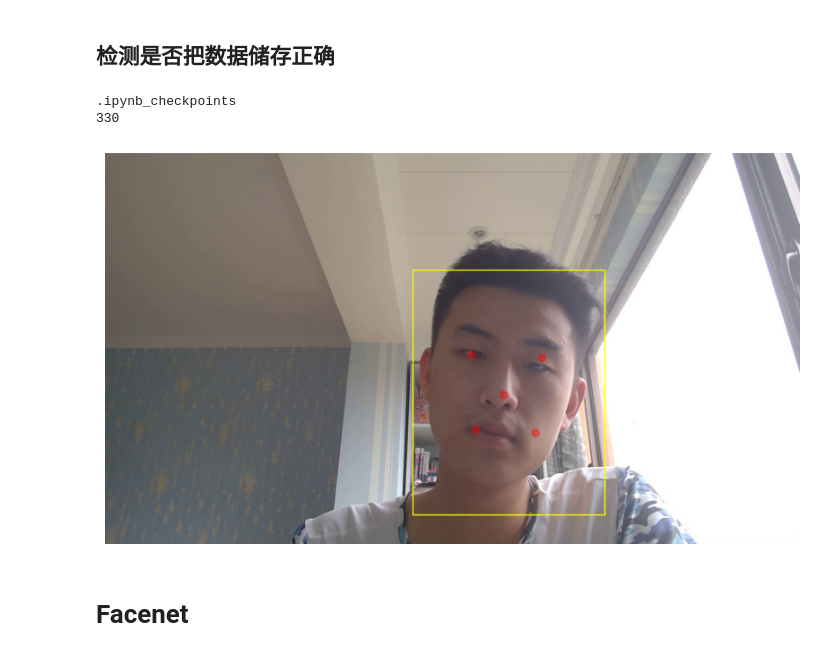
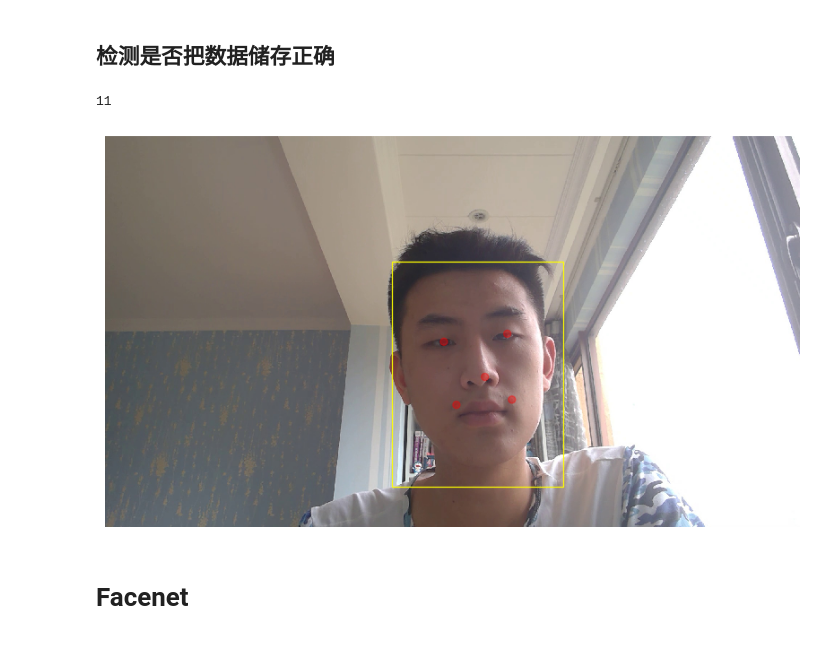
Before and after one commit to HuangruiChu/Project1, a Jupyter notebook: Project.ipynb, the cells around one changed output. Saved outputs shown, nothing was run; the diff lists cells and outputs as text; code cells hidden in the pictures.

```diff
--- a/Project.ipynb
+++ b/Project.ipynb
@@ -251,20 +254,18 @@ with open('bbox&landmarks.json','r',encoding='utf8')as fp:
 # %%
 pic_path="output/chuhr1"
 images_list = os.listdir(pic_path)
 images_list.sort()
-print(images_list.pop(0))
 print(len(images_list))
-image_name=images_list[99]
+image_name=images_list[2]
 image_path=os.path.join(pic_path,image_name)
 img = Image.open(image_path)
-bboxs=np.array(json_data[99]["face_bbox"])
-landmarks=np.array(json_data[99]["face_landmark"])
+bboxs=np.array(json_data[2]["face_bbox"])
+landmarks=np.array(json_data[2]["face_landmark"])
 save_name="try1.jpg"
 vis_face(img,bboxs,landmarks, save_name)
 # %% [output]
-.ipynb_checkpoints
-330
+11
-[figure, old version]
+[figure, new version]
 # %% [markdown]
 # Facenet
 # %%
```
Also changed, not shown: parts of 6 cells of this notebook, 1 other file.
